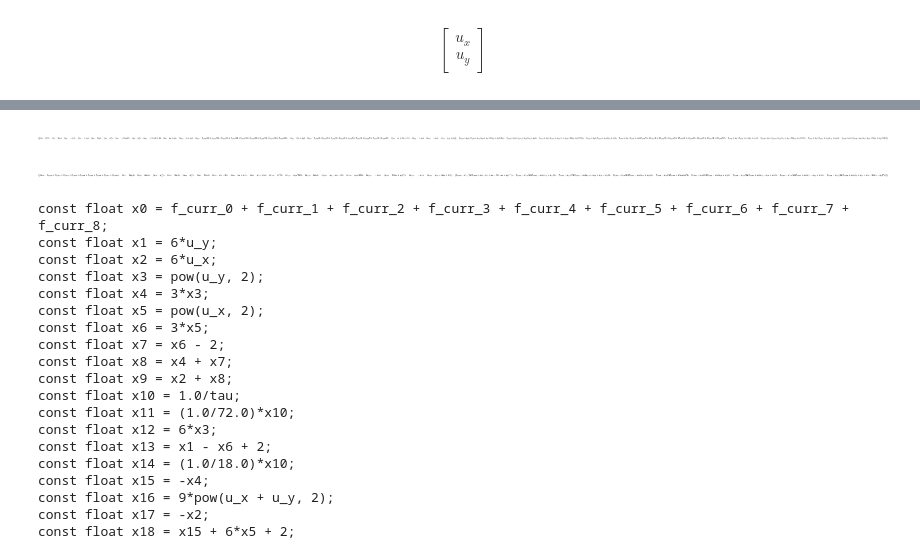
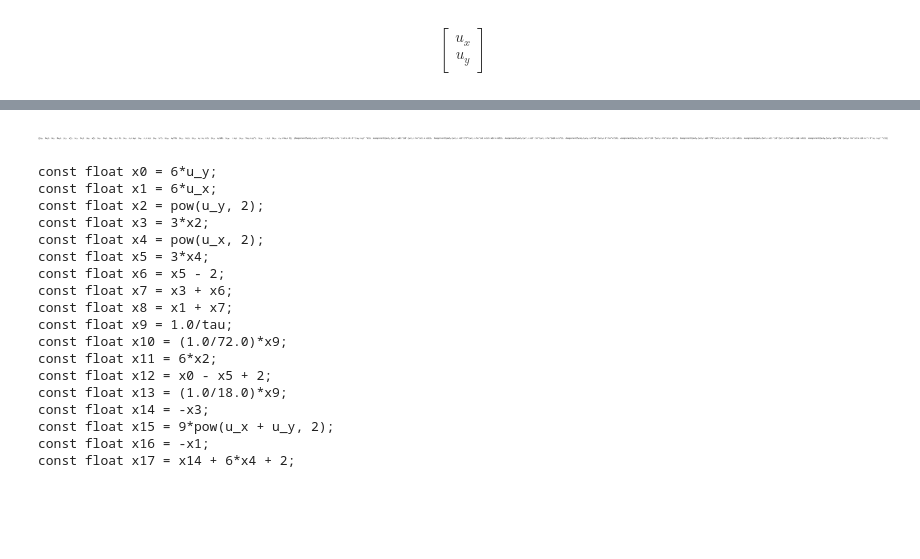
Before and after one commit to KnairdA/symlbm_playground, a Jupyter notebook: lbm_codegen.ipynb, the cells around one changed output, grey strips where cells are left out. Drawn from its saved outputs; the diff is of its cells as text; code cells hidden in the pictures; blank space fills up the shorter version.

```diff
--- a/lbm_codegen.ipynb
+++ b/lbm_codegen.ipynb
@@ -54,0 +50,7 @@ $$\left[\begin{matrix}u_{x}\\u_{y}\end{matrix}\right]$$
+# %%
+moments = cse([
+    Assignment(rho, sum(f_curr)),
+    Assignment(u_x, sum([ (c_i*f_curr[i])[0] for i, c_i in enumerate(c) ]) / sum(f_curr)),
+    Assignment(u_y, sum([ (c_i*f_curr[i])[1] for i, c_i in enumerate(c) ]) / sum(f_curr))
+], optimizations='basic', symbols=numbered_symbols(prefix='m'))
+moments
@@ -54,0 +59,3 @@ $$\left[\begin{matrix}u_{x}\\u_{y}\end{matrix}\right]$$
+# %%
+for expr in moments[0]:
+    print("const float %s = %s;" % (expr[0], ccode(expr[1])))
@@ -54,0 +68,3 @@ $$\left[\begin{matrix}u_{x}\\u_{y}\end{matrix}\right]$$
+# %%
+for i, expr in enumerate(moments[1]):
+    print(ccode(expr))
@@ -68,4 +92,4 @@ f_eq
 # %%
-f_next = [ f_curr[i] + 1/tau * ( f_eq_i - f_curr[i] ) for i, f_eq_i in enumerate(f_eq) ]
-f_next
+collide = [ Assignment(f_next[i], f_curr[i] + 1/tau * ( f_eq_i - f_curr[i] )) for i, f_eq_i in enumerate(f_eq) ]
+collide
 # %% [output]
@@ -73,33 +97,28 @@ f_next
-# %%
-cse(f_next)
-# %% [output]
-[figure, removed]
 # %%
-eqs = cse(f_next, optimizations='basic')
-eqs
+collide = cse(collide, optimizations='basic')
+collide
 # %% [output]
-[figure, old version]
+[figure, new version]
 # %%
-for eq in eqs[0]:
-    print("const float %s = %s;" % (eq[0], ccode(eq[1])))
+for expr in collide[0]:
+    print("const float %s = %s;" % (expr[0], ccode(expr[1])))
 # %% [output]
-const float x0 = f_curr_0 + f_curr_1 + f_curr_2 + f_curr_3 + f_curr_4 + f_curr_5 + f_curr_6 + f_curr_7 + f_curr_8;
-const float x1 = 6*u_y;
-const float x2 = 6*u_x;
-const float x3 = pow(u_y, 2);
-const float x4 = 3*x3;
-const float x5 = pow(u_x, 2);
-const float x6 = 3*x5;
-const float x7 = x6 - 2;
-const float x8 = x4 + x7;
-const float x9 = x2 + x8;
-const float x10 = 1.0/tau;
-const float x11 = (1.0/72.0)*x10;
-const float x12 = 6*x3;
-const float x13 = x1 - x6 + 2;
-const float x14 = (1.0/18.0)*x10;
-const float x15 = -x4;
-const float x16 = 9*pow(u_x + u_y, 2);
-const float x17 = -x2;
-const float x18 = x15 + 6*x5 + 2;
+const float x0 = 6*u_y;
+const float x1 = 6*u_x;
+const float x2 = pow(u_y, 2);
+const float x3 = 3*x2;
+const float x4 = pow(u_x, 2);
+const float x5 = 3*x4;
+const float x6 = x5 - 2;
+const float x7 = x3 + x6;
+const float x8 = x1 + x7;
+const float x9 = 1.0/tau;
+const float x10 = (1.0/72.0)*x9;
+const float x11 = 6*x2;
+const float x12 = x0 - x5 + 2;
+const float x13 = (1.0/18.0)*x9;
+const float x14 = -x3;
+const float x15 = 9*pow(u_x + u_y, 2);
+const float x16 = -x1;
+const float x17 = x14 + 6*x4 + 2;
 # %%
```
Also changed, not shown: parts of 17 cells of this notebook.
